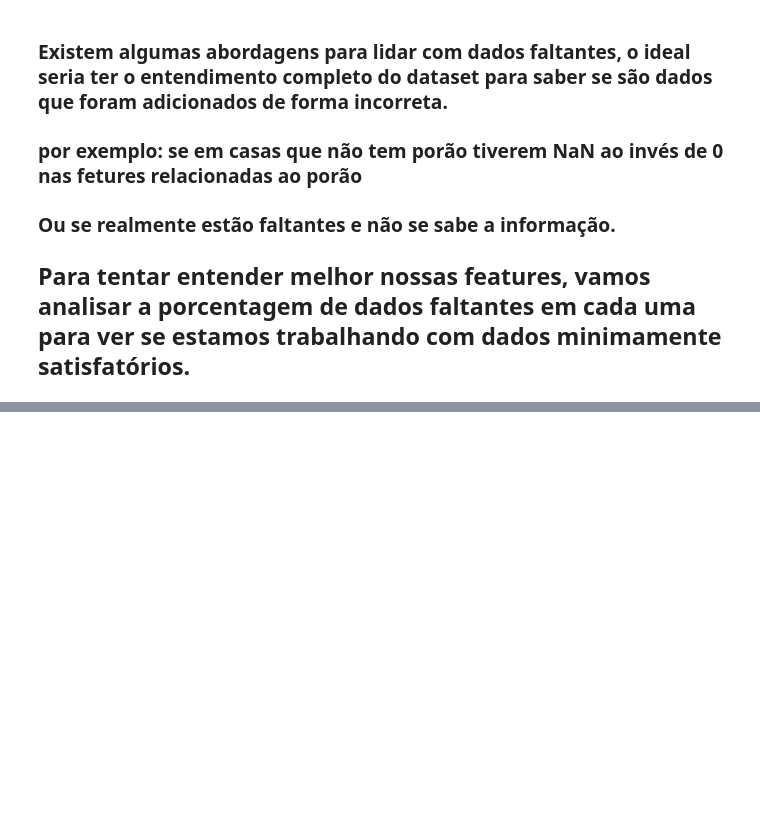
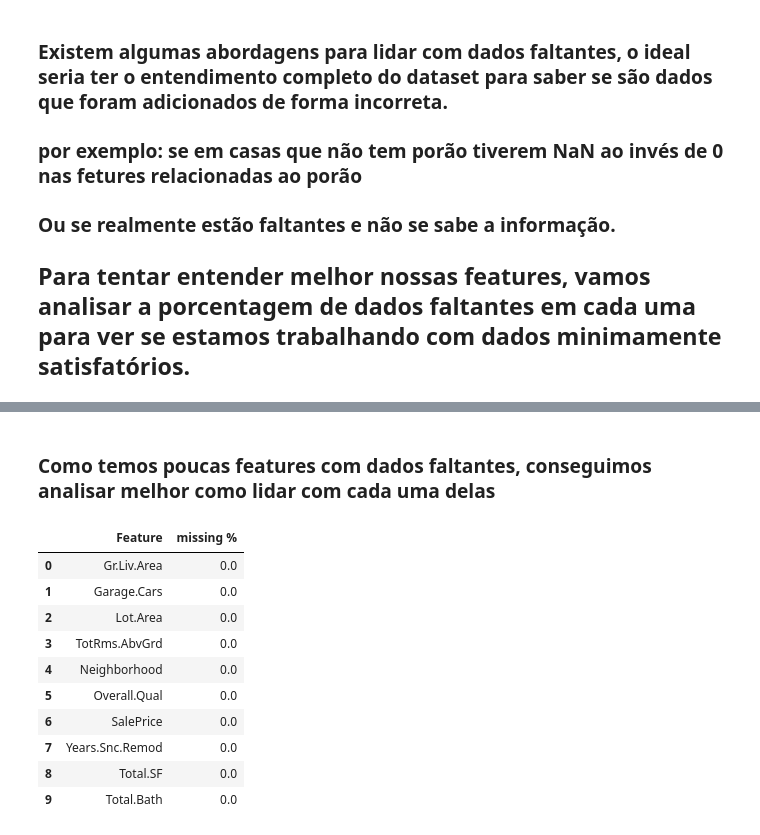
Before and after one commit to luigilopesz/machine-learning-project, a Jupyter notebook: models/project.ipynb, the cells around one changed output, grey strips where cells are left out. Cells and saved outputs as stored; diff of their text form; code cells hidden in the pictures; blank space fills up the shorter version.

Commit message:
arrumando valor faltante

```diff
--- a/models/project.ipynb
+++ b/models/project.ipynb
@@ -385,0 +384,20 @@ missing_percentage
+# %% [markdown]
+### Como temos poucas features com dados faltantes, conseguimos analisar melhor como lidar com cada uma delas
+# %%
+# Garage.Cars tinha literalmente 1 valor faltando haha, entao vamos preencher com o valor mais frequente
+df['Garage.Cars'] = df['Garage.Cars'].fillna(df['Garage.Cars'].mode()[0])
+
+missing_percentage = get_missing_percentage(df)
+missing_percentage
+# %% [output]
+|  | Feature | missing % |
+| 0 | Gr.Liv.Area | 0.0 |
+| 1 | Garage.Cars | 0.0 |
+| 2 | Lot.Area | 0.0 |
+| 3 | TotRms.AbvGrd | 0.0 |
+| 4 | Neighborhood | 0.0 |
+| 5 | Overall.Qual | 0.0 |
+| 6 | SalePrice | 0.0 |
+| 7 | Years.Snc.Remod | 0.0 |
+| 8 | Total.SF | 0.0 |
+| 9 | Total.Bath | 0.0 |
```
Also changed, not shown: parts of 3 cells of this notebook.
